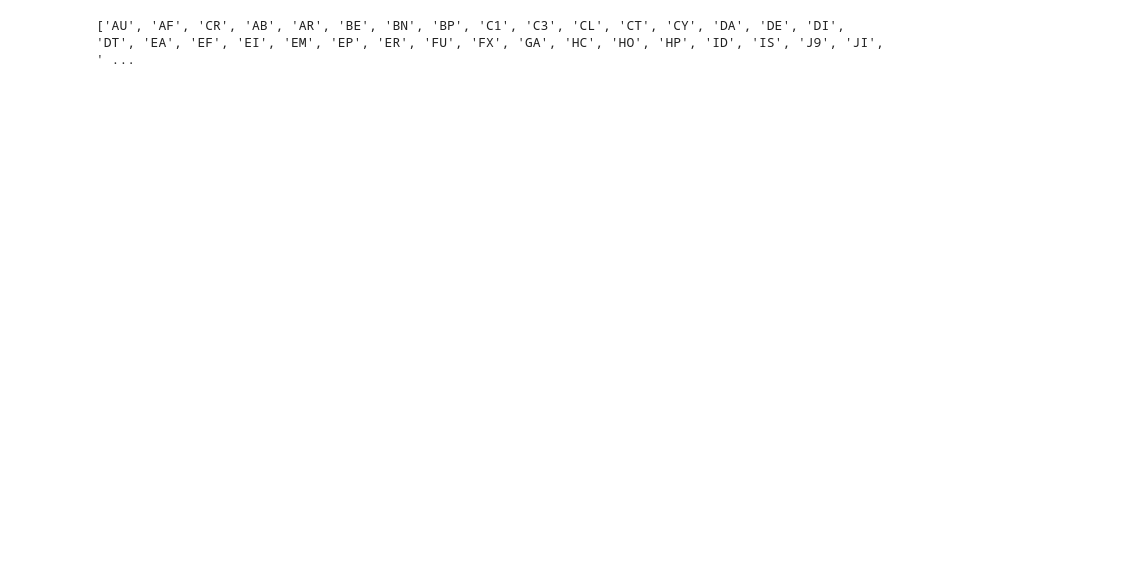
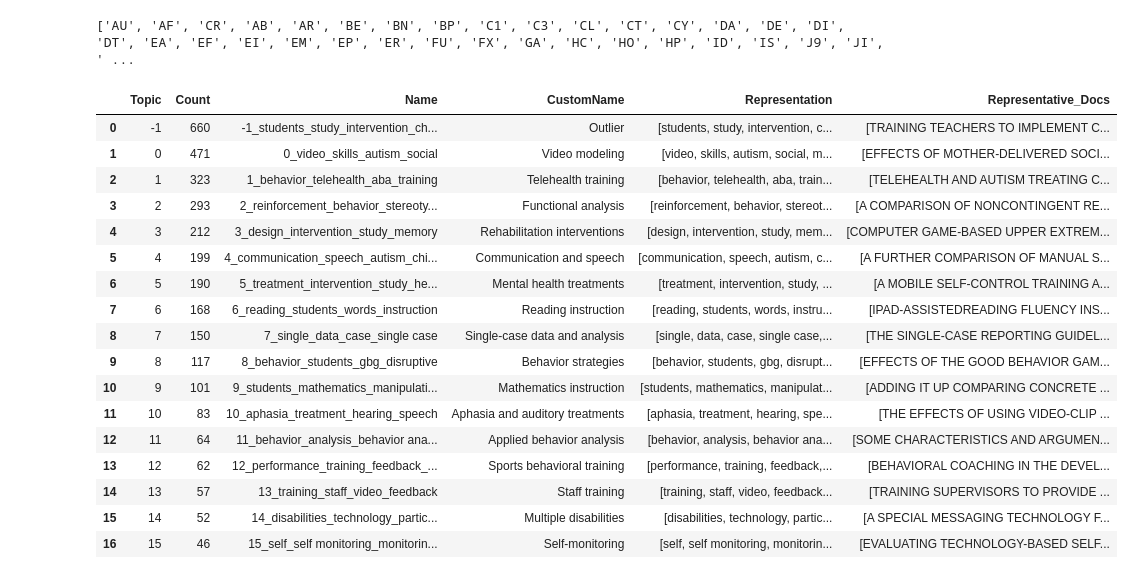
Before and after one commit to mshin77/scd-llm, a Jupyter notebook: topic_modeling/index.ipynb, the cells around one changed output. Saved outputs shown, nothing was run; the diff lists cells and outputs as text; code cells hidden in the pictures; blank space fills up the shorter version.

```diff
--- a/topic_modeling/index.ipynb
+++ b/topic_modeling/index.ipynb
@@ -101,11 +103,12 @@ sentence_embeddings = sentence_model.encode(df['combined_text'].tolist(), show_p
 # %%
 umap_model = UMAP(
     n_neighbors=5,
-    n_components=2,
-    min_dist=0.0,
+    n_components=3,
+    min_dist=0.01,
     metric='cosine',
     random_state=42
 )
+
 reduced_embeddings = umap_model.fit_transform(sentence_embeddings)
 
 hdbscan_model = HDBSCAN(
@@ -114,6 +117,7 @@ hdbscan_model = HDBSCAN(
     cluster_selection_method='eom',
     prediction_data=True
 )
+
 hdbscan_model.fit(reduced_embeddings)
 labels = hdbscan_model.labels_
 # %%
@@ -281,4 +240,36 @@ topic_model.set_topic_labels(custom_labels)
+# %%
+custom_labels = {
+    -1: "Outlier",
+    0: "Video modeling", 1: "Telehealth training", 2: "Functional analysis", 3: "Rehabilitation interventions",
+    4: "Communication and speech", 5: "Mental health treatments", 6: "Reading instruction", 7: "Single-case data and analysis",
+    8: "Behavior strategies", 9: "Mathematics instruction", 10: "Aphasia and auditory treatments", 11: "Applied behavior analysis",
+    12: "Sports behavioral training", 13: "Staff training", 14: "Multiple disabilities", 15: "Self-monitoring"
+}
+
+topic_model.set_topic_labels(custom_labels)
 # %%
 vectorizer_model = CountVectorizer(ngram_range=(1, 3), stop_words='english')
 topic_model.update_topics(df['preprocessed_text'], vectorizer_model=vectorizer_model)
+# %%
+topic_info = topic_model.get_topic_info()
+topic_info
+# %% [output]
+|  | Topic | Count | Name | CustomName | Representation | Representative_Docs |
+| 0 | -1 | 660 | -1_students_study_intervention_ch... | Outlier | [students, study, intervention, c... | [TRAINING TEACHERS TO IMPLEMENT C... |
+| 1 | 0 | 471 | 0_video_skills_autism_social | Video modeling | [video, skills, autism, social, m... | [EFFECTS OF MOTHER-DELIVERED SOCI... |
+| 2 | 1 | 323 | 1_behavior_telehealth_aba_training | Telehealth training | [behavior, telehealth, aba, train... | [TELEHEALTH AND AUTISM TREATING C... |
+| 3 | 2 | 293 | 2_reinforcement_behavior_stereoty... | Functional analysis | [reinforcement, behavior, stereot... | [A COMPARISON OF NONCONTINGENT RE... |
+| 4 | 3 | 212 | 3_design_intervention_study_memory | Rehabilitation interventions | [design, intervention, study, mem... | [COMPUTER GAME-BASED UPPER EXTREM... |
+| 5 | 4 | 199 | 4_communication_speech_autism_chi... | Communication and speech | [communication, speech, autism, c... | [A FURTHER COMPARISON OF MANUAL S... |
+| 6 | 5 | 190 | 5_treatment_intervention_study_he... | Mental health treatments | [treatment, intervention, study, ... | [A MOBILE SELF-CONTROL TRAINING A... |
+| 7 | 6 | 168 | 6_reading_students_words_instruction | Reading instruction | [reading, students, words, instru... | [IPAD-ASSISTEDREADING FLUENCY INS... |
+| 8 | 7 | 150 | 7_single_data_case_single case | Single-case data and analysis | [single, data, case, single case,... | [THE SINGLE-CASE REPORTING GUIDEL... |
+| 9 | 8 | 117 | 8_behavior_students_gbg_disruptive | Behavior strategies | [behavior, students, gbg, disrupt... | [EFFECTS OF THE GOOD BEHAVIOR GAM... |
+| 10 | 9 | 101 | 9_students_mathematics_manipulati... | Mathematics instruction | [students, mathematics, manipulat... | [ADDING IT UP COMPARING CONCRETE ... |
+| 11 | 10 | 83 | 10_aphasia_treatment_hearing_speech | Aphasia and auditory treatments | [aphasia, treatment, hearing, spe... | [THE EFFECTS OF USING VIDEO-CLIP ... |
+| 12 | 11 | 64 | 11_behavior_analysis_behavior ana... | Applied behavior analysis | [behavior, analysis, behavior ana... | [SOME CHARACTERISTICS AND ARGUMEN... |
+| 13 | 12 | 62 | 12_performance_training_feedback_... | Sports behavioral training | [performance, training, feedback,... | [BEHAVIORAL COACHING IN THE DEVEL... |
+| 14 | 13 | 57 | 13_training_staff_video_feedback | Staff training | [training, staff, video, feedback... | [TRAINING SUPERVISORS TO PROVIDE ... |
+| 15 | 14 | 52 | 14_disabilities_technology_partic... | Multiple disabilities | [disabilities, technology, partic... | [A SPECIAL MESSAGING TECHNOLOGY F... |
+| 16 | 15 | 46 | 15_self_self monitoring_monitorin... | Self-monitoring | [self, self monitoring, monitorin... | [EVALUATING TECHNOLOGY-BASED SELF... |
 # %%
```
Also changed, not shown: parts of 16 cells of this notebook, 10 other files.
